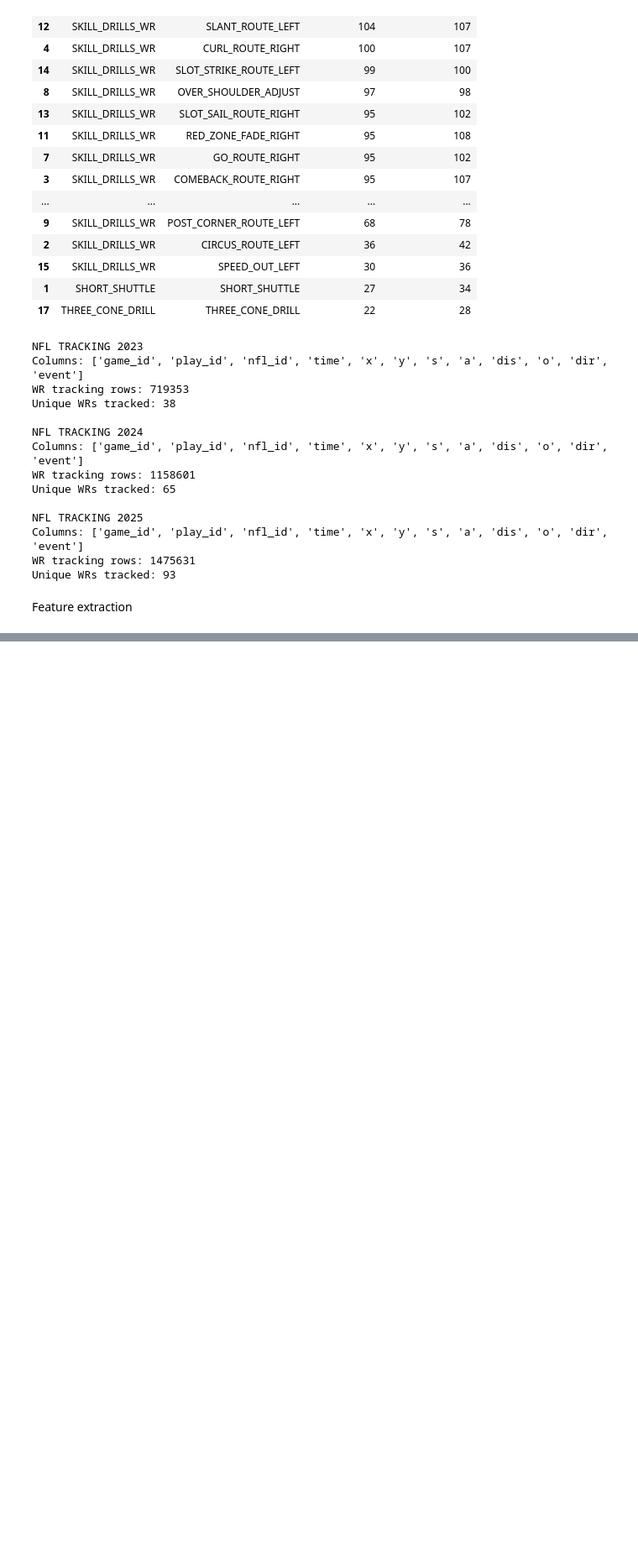
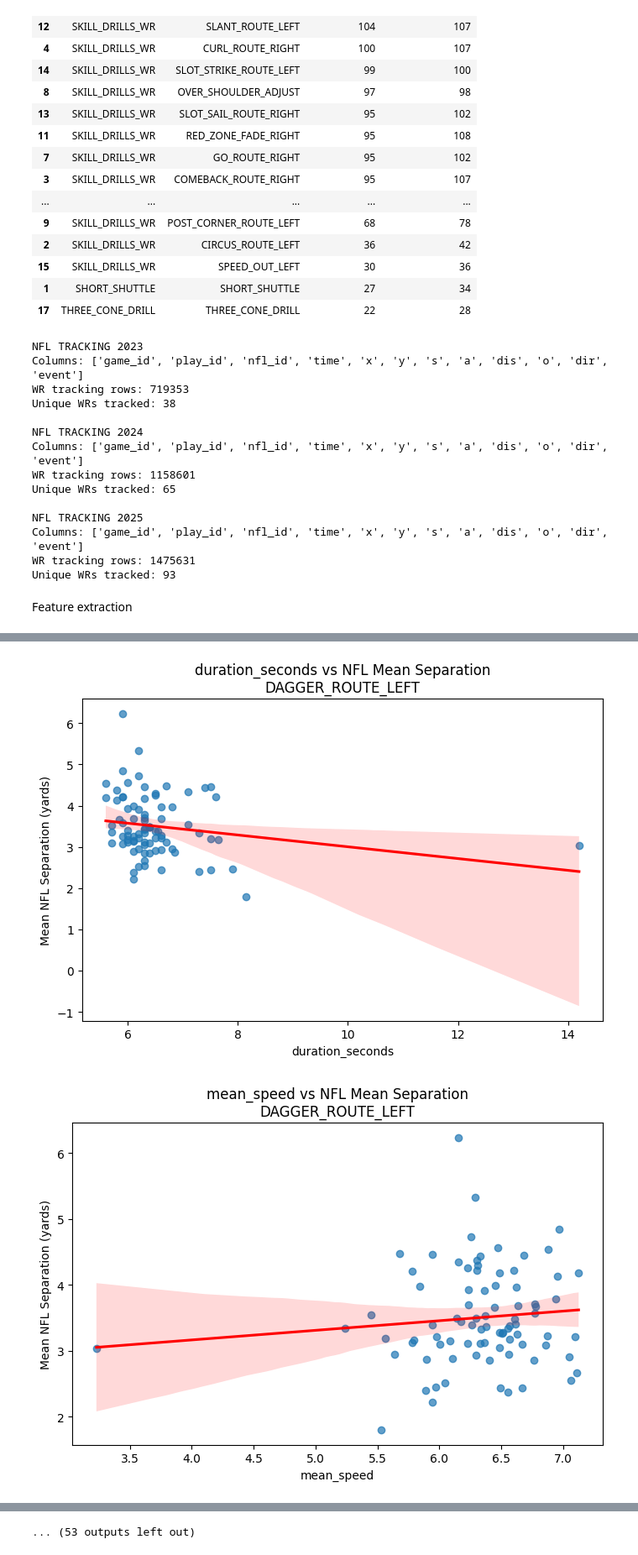
Before and after one commit to Alex-Phan-swin/AI-Big-Data-NFL-2027, a Jupyter notebook: nfl-big-data-bowl-2027-ap.ipynb, the cells around one changed output, grey strips where cells are left out. Shown at 84% size. Cells and saved outputs as stored; diff of their text form; code cells hidden in the pictures; blank space fills up the shorter version.

```diff
--- a/nfl-big-data-bowl-2027-ap.ipynb
+++ b/nfl-big-data-bowl-2027-ap.ipynb
@@ -1125,0 +1679,64 @@ display(
+# %%
+
+import matplotlib.pyplot as plt
+import seaborn as sns
+
+# All movement features
+selected_features = [
+    "duration_seconds",
+    "mean_speed",
+    "max_speed",
+    "speed_std",
+    "max_abs_acceleration",
+    "mean_abs_acceleration",
+    "acceleration_std",
+    "total_distance_yards",
+    "net_displacement_yards",
+    "straightness_ratio",
+    "lateral_range_yards",
+    "longitudinal_range_yards",
+    "total_direction_change_deg"
+]
+
+# Generate a graph for every feature and drill
+for drill in selected_route_drills:
+
+    for feature in selected_features:
+
+        column = f"{feature}_{drill}"
+
+        # Skip if column does not exist
+        if column not in movement_nfl_10_df.columns:
+            continue
+
+        # Remove missing observations
+        plot_df = movement_nfl_10_df[
+            [column, "mean_separation"]
+        ].dropna()
+
+        # Skip if there are not enough observations
+        if len(plot_df) < 3:
+            continue
+
+        plt.figure(figsize=(7, 5))
+
+        sns.regplot(
+            data=plot_df,
+            x=column,
+            y="mean_separation",
+            scatter_kws={"alpha": 0.7},
+            line_kws={"color": "red"}
+        )
+
+        plt.title(
+            f"{feature} vs NFL Mean Separation\n{drill}"
+        )
+
+        plt.xlabel(feature)
+        plt.ylabel("Mean NFL Separation (yards)")
+
+        plt.tight_layout()
+        plt.show()
+# %% [output]
+[figure, added]
+[figure, added]
@@ -1125,0 +1753 @@ display(
+... (53 outputs left out)
```
Also changed, not shown: parts of 18 cells of this notebook.
